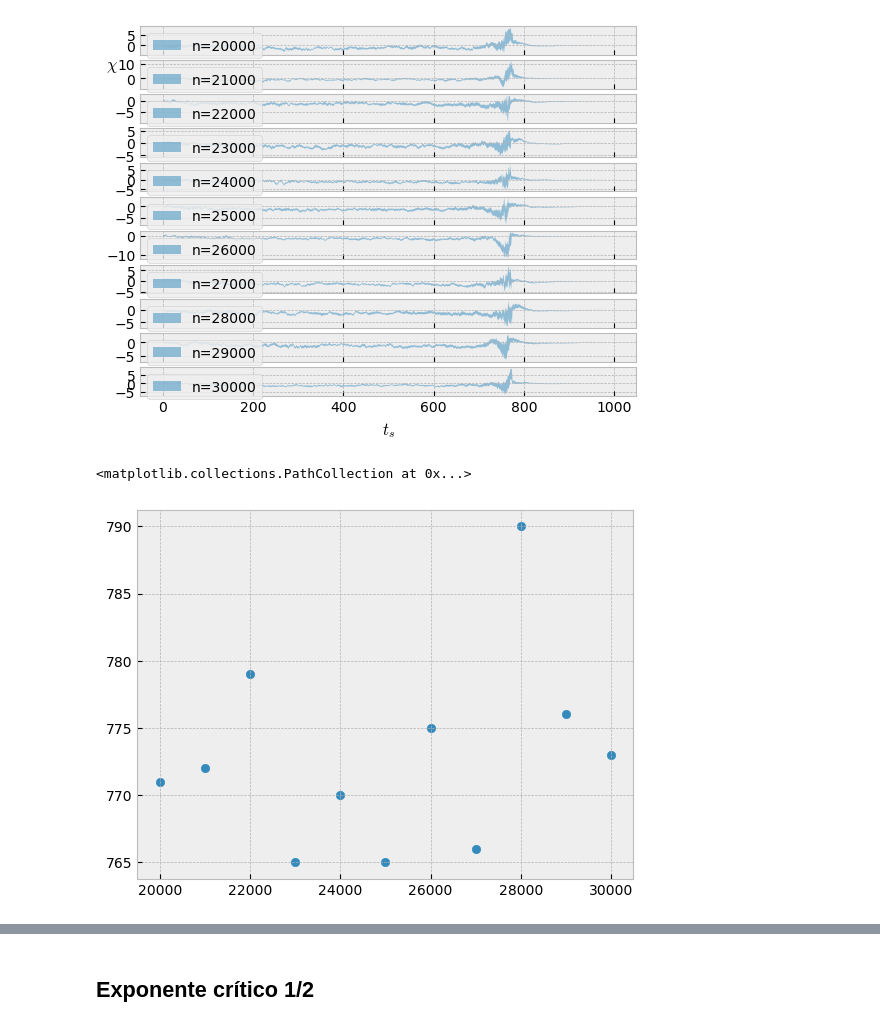
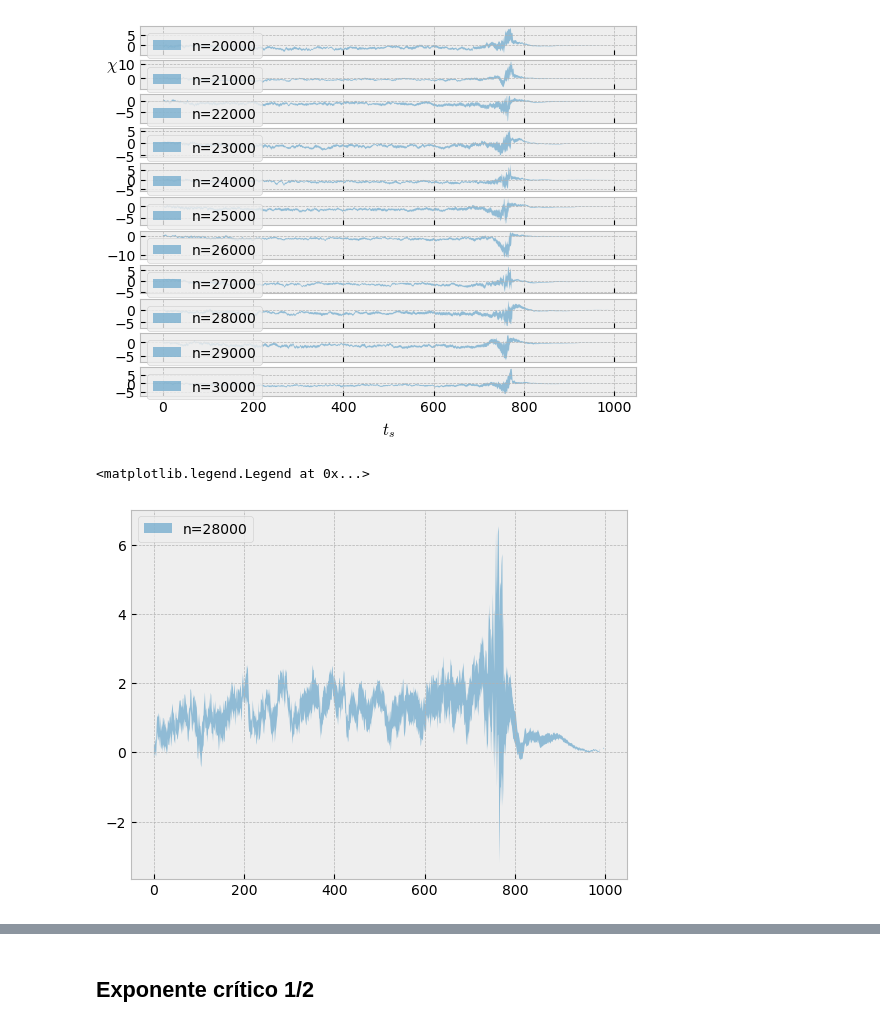
Before and after one commit to W-physics/Tesis, a Jupyter notebook: Critical_time.ipynb, the cells around one changed output, grey strips where cells are left out. Saved outputs shown, nothing was run; the diff lists cells and outputs as text; code cells hidden in the pictures.

```diff
--- a/Critical_time.ipynb
+++ b/Critical_time.ipynb
@@ -45,9 +46,23 @@ for i in range(len(ndata_list)):
     suceptibility_max[i] = time_array[np.argmax(suceptibility)]
 # %% [output]
 [figure]
-# %%
-#plt.scatter(suceptibility_max, np.array(ndata_list))
-plt.scatter(np.array(ndata_list), suceptibility_max)
-# %% [output]
-<matplotlib.collections.PathCollection at 0x...>
-[figure, removed]
+# %%
+fig, ax = plt.subplots()
+
+ndata = ndata_list[-3]
+
+average_maximums = pd.read_csv(fr'data/AM_n={ndata}.csv', header=None).to_numpy()
+standard_error_maximums = pd.read_csv(fr'data/SE_n={ndata}.csv', header=None).to_numpy()
+
+suceptibility = (average_maximums[1] - average_maximums[0]) / (2*h)
+
+sigma = np.sqrt(standard_error_maximums[0]**2 + standard_error_maximums[1]**2) / (2 * h)
+
+
+ax.fill_between(time_array, y1=suceptibility+sigma, y2=suceptibility-sigma,
+                    label=f'n={ndata}', alpha=0.5, lw=0)
+
+ax.legend(loc='upper left')
+# %% [output]
+<matplotlib.legend.Legend at 0x...>
+[figure, added]
```
Also changed, not shown: parts of 5 cells of this notebook.
